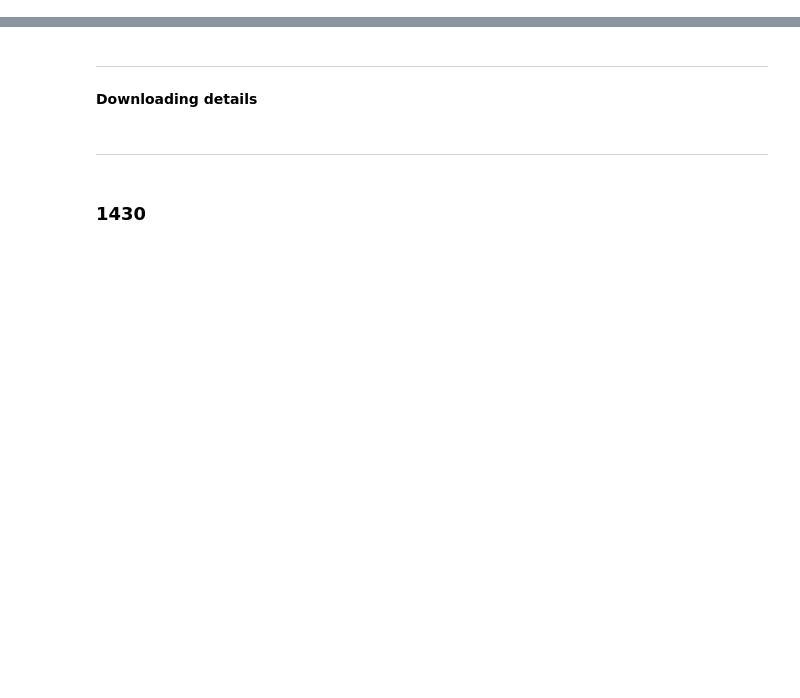
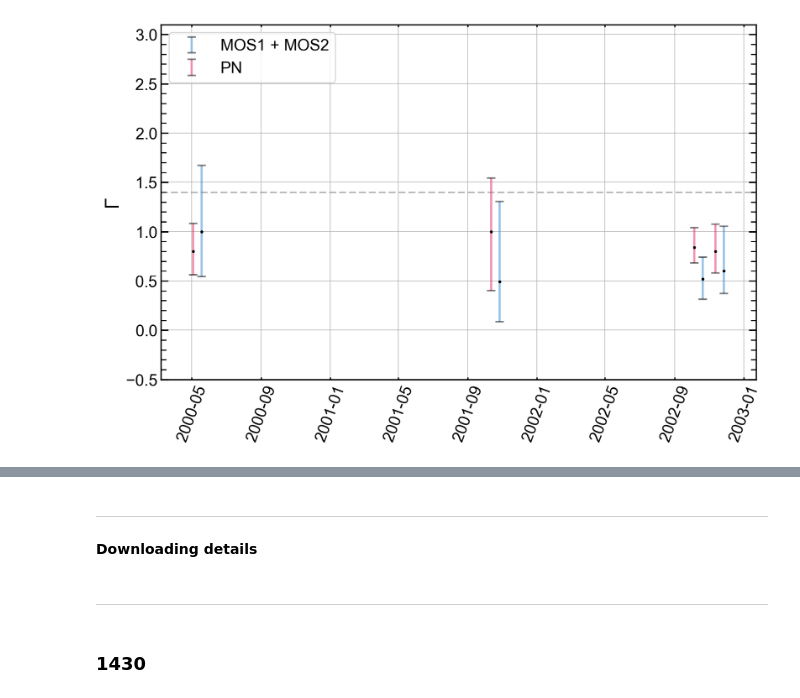
Before and after one commit to mbelveder/xmm_py_spec, a Jupyter notebook: notebooks/dev_gap_30.ipynb, the cells around one changed output, grey strips where cells are left out. Cells and saved outputs as stored; diff of their text form; code cells hidden in the pictures; blank space fills up the shorter version.

```diff
--- a/notebooks/dev_gap_30.ipynb
+++ b/notebooks/dev_gap_30.ipynb
@@ -282,0 +98,10 @@ plt.show()
+# %%
+src_5359_df = pd.read_csv('../data/source_201237001010017_5359_clustered_MOS_gap30_results.csv')
+ax = old_plot_date_gamma(src_5359_df, 'MOS1 + MOS2', color='C0')
+
+src_5359_df = pd.read_csv('../data/source_201237001010017_5359_clustered_PN_gap30_results.csv')
+ax = old_plot_date_gamma(src_5359_df, "PN", color='C1', ax=ax, pad=True)
+
+# ax.set_title("srcid 5359 | PN and MOS1 + MOS2 clustered; ph*zph*zpo", loc='left')
+# %% [output]
+[figure, added]
```
Also changed, not shown: parts of 55 cells of this notebook, 3 other files.
